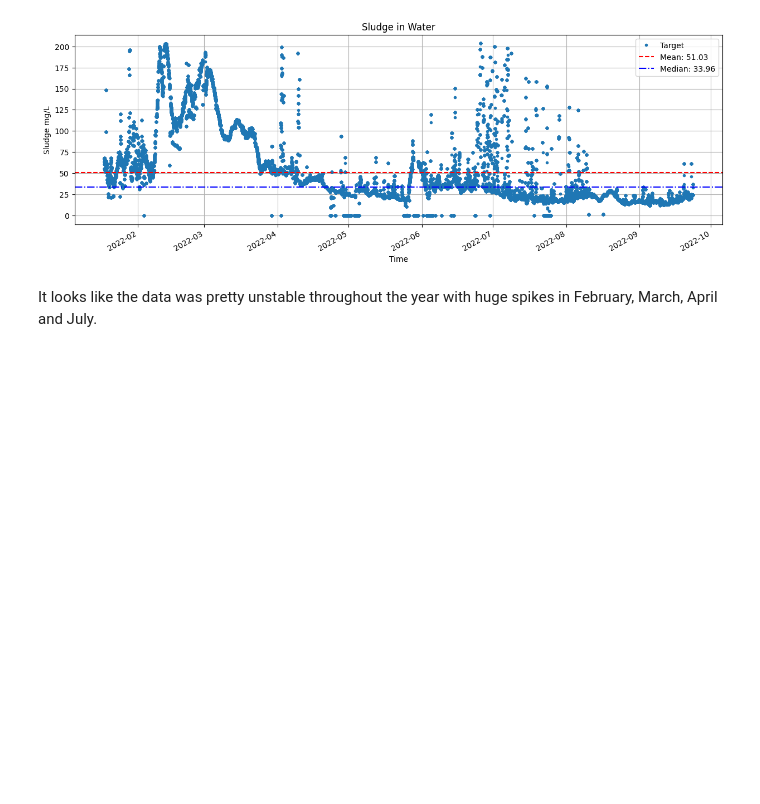
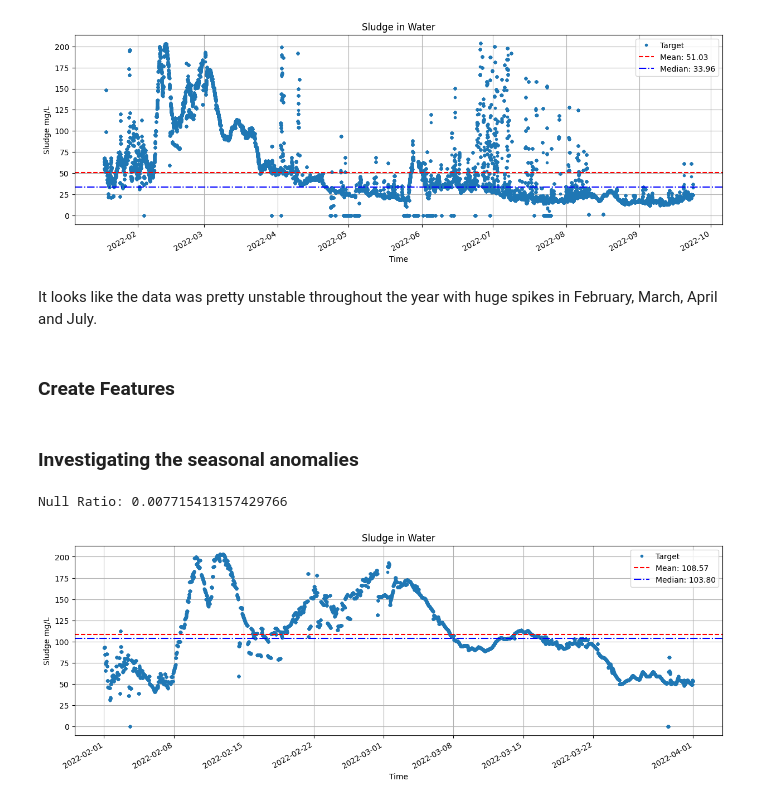
Before and after one commit to fibleep/sludge-water-plant, a Jupyter notebook: water_plants.ipynb, the cells around one changed output. Saved outputs shown, nothing was run; the diff lists cells and outputs as text; code cells hidden in the pictures; blank space fills up the shorter version.

```diff
--- a/water_plants.ipynb
+++ b/water_plants.ipynb
@@ -169,3 +218,30 @@ plt.show()
 [figure]
 # %% [markdown]
 It looks like the data was pretty unstable throughout the year with huge spikes in February, March, April and July.
+# %% [markdown]
+### Create Features
+# %%
+def create_features(df):
+    """
+    Create time series features based on time series index.
+    """
+    df = df.copy()
+    df['hour'] = df.index.hour
+    df['dayofweek'] = df.index.dayofweek
+    df['quarter'] = df.index.quarter
+    df['month'] = df.index.month
+    df['year'] = df.index.year
+    df['dayofyear'] = df.index.dayofyear
+    df['dayofmonth'] = df.index.day
+    df['weekofyear'] = df.index.isocalendar().week
+    return df
+df = create_features(df)
+# %% [markdown]
+### Investigating the seasonal anomalies
+# %%
+spring_anomalies = df.loc[(df.index > "02-01-2022") & (df.index < "04-01-2022")]
+print(f"Null Ratio: {spring_anomalies['Target'].isnull().sum() / len(spring_anomalies)}")
+plot_target(spring_anomalies)
+# %% [output]
+Null Ratio: 0.007715413157429766
+[figure, added]
```
Also changed, not shown: parts of 9 cells of this notebook.
